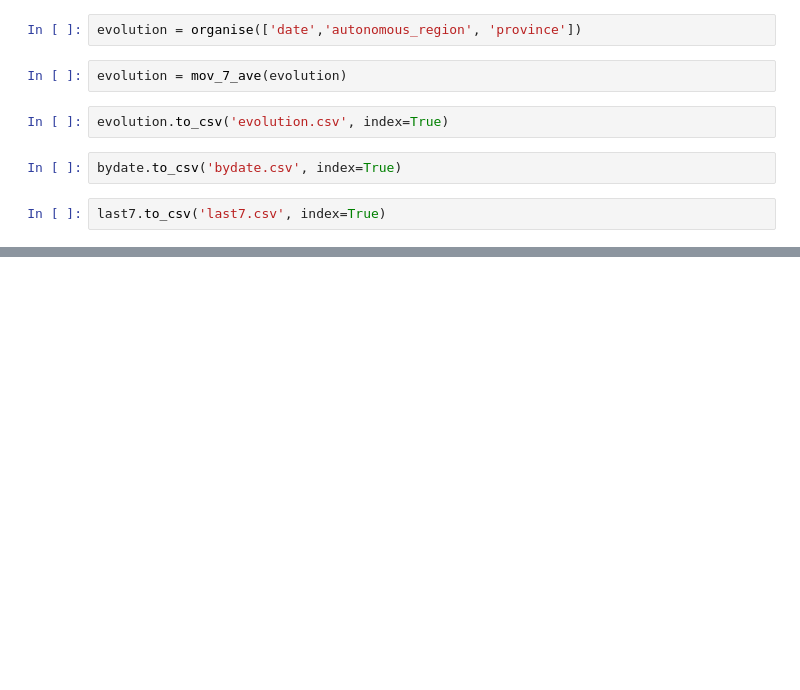
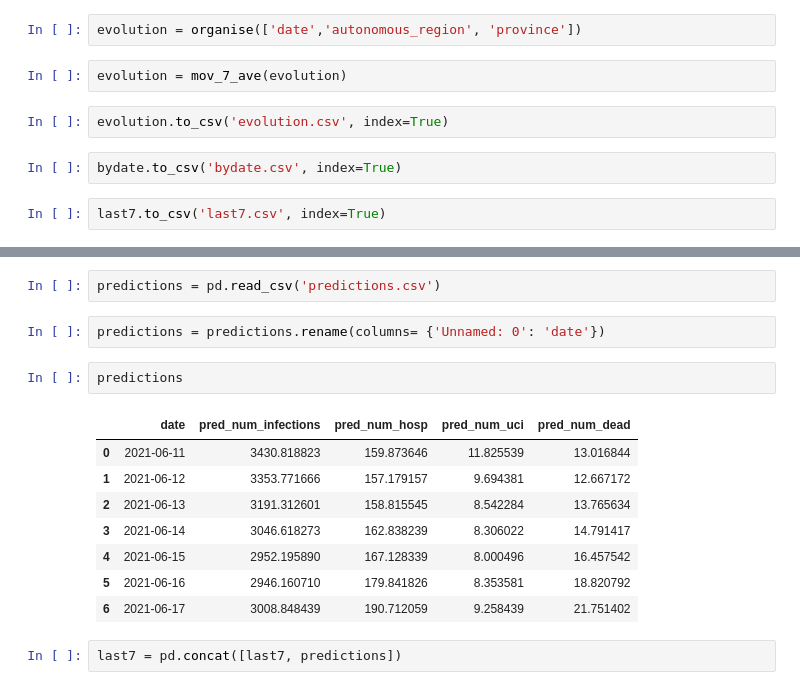
Before and after one commit to ffreire92/final_project, a Jupyter notebook: Pandemic_Overview.ipynb, the cells around one changed output, grey strips where cells are left out. Saved outputs shown, nothing was run; the diff lists cells and outputs as text; blank space fills up the shorter version.

```diff
--- a/Pandemic_Overview.ipynb
+++ b/Pandemic_Overview.ipynb
@@ -506,0 +515,17 @@ last7.to_csv('last7.csv', index=True)
+# %%
+predictions = pd.read_csv('predictions.csv')
+# %%
+predictions = predictions.rename(columns= {'Unnamed: 0': 'date'})
+# %%
+predictions
+# %% [output]
+|  | date | pred_num_infections | pred_num_hosp | pred_num_uci | pred_num_dead |
+| 0 | 2021-06-11 | 3430.818823 | 159.873646 | 11.825539 | 13.016844 |
+| 1 | 2021-06-12 | 3353.771666 | 157.179157 | 9.694381 | 12.667172 |
+| 2 | 2021-06-13 | 3191.312601 | 158.815545 | 8.542284 | 13.765634 |
+| 3 | 2021-06-14 | 3046.618273 | 162.838239 | 8.306022 | 14.791417 |
+| 4 | 2021-06-15 | 2952.195890 | 167.128339 | 8.000496 | 16.457542 |
+| 5 | 2021-06-16 | 2946.160710 | 179.841826 | 8.353581 | 18.820792 |
+| 6 | 2021-06-17 | 3008.848439 | 190.712059 | 9.258439 | 21.751402 |
+# %%
+last7 = pd.concat([last7, predictions])
```
Also changed, not shown: parts of 3 cells of this notebook, 3 other files.
